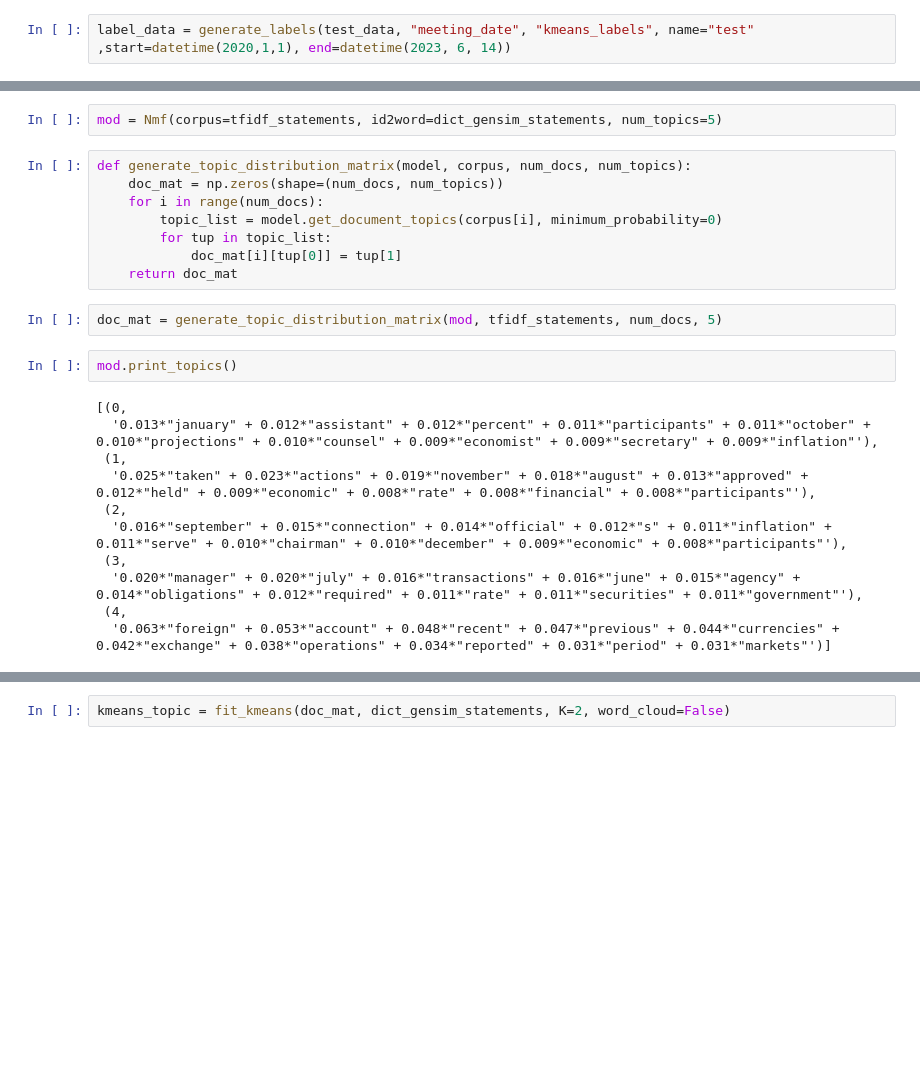
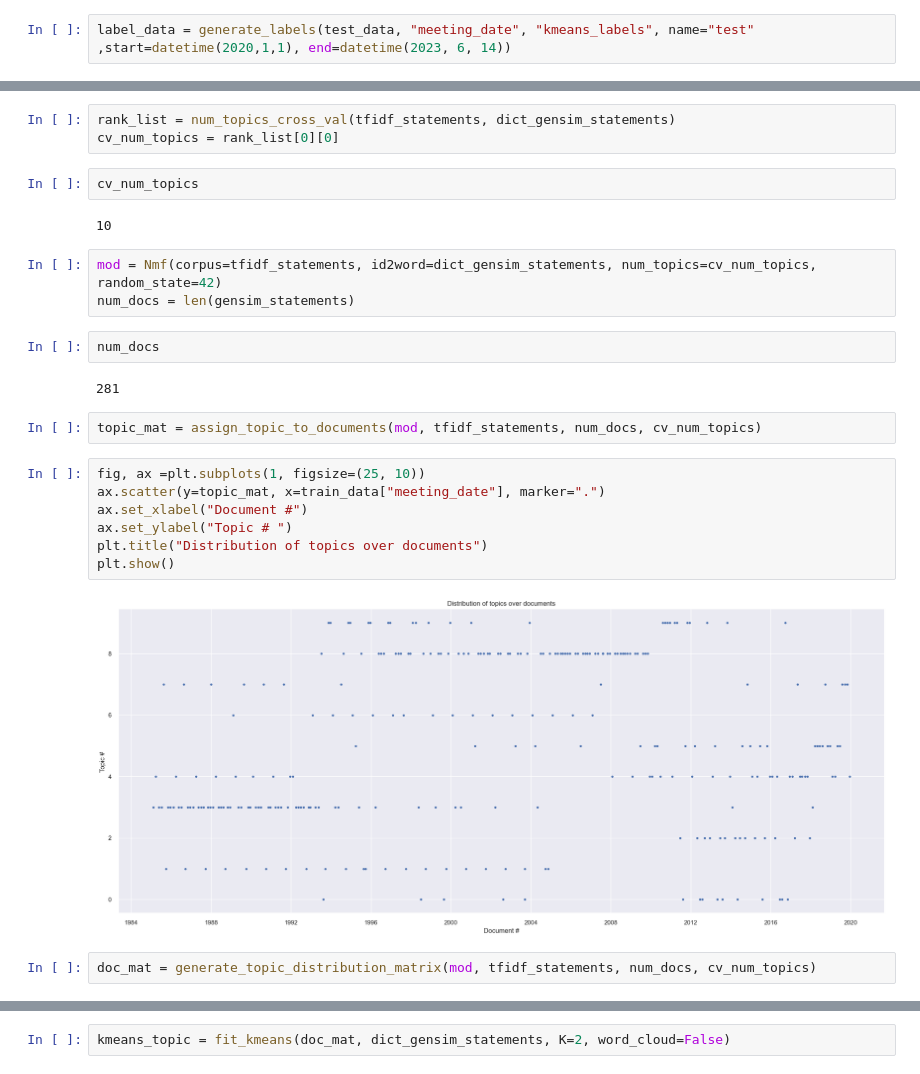
Before and after one commit to uday-31/regime-modeling-with-NLP, a Jupyter notebook: test_prajakta.ipynb, the cells around one changed output, grey strips where cells are left out. Saved outputs shown, nothing was run; the diff lists cells and outputs as text; blank space fills up the shorter version.

Commit message:
add topic modelling code

```diff
--- a/test_prajakta.ipynb
+++ b/test_prajakta.ipynb
@@ -274,25 +308,27 @@ label_data = generate_labels(test_data, "meeting_date", "kmeans_labels", name="t
+# %%
+rank_list = num_topics_cross_val(tfidf_statements, dict_gensim_statements)
+cv_num_topics = rank_list[0][0]
+# %%
+cv_num_topics
+# %% [output]
+10
 # %%
-mod = Nmf(corpus=tfidf_statements, id2word=dict_gensim_statements, num_topics=5)
+mod = Nmf(corpus=tfidf_statements, id2word=dict_gensim_statements, num_topics=cv_num_topics, random_state=42)
+num_docs = len(gensim_statements)
-# %%
-def generate_topic_distribution_matrix(model, corpus, num_docs, num_topics):
-    doc_mat = np.zeros(shape=(num_docs, num_topics))
-    for i in range(num_docs):
-        topic_list = model.get_document_topics(corpus[i], minimum_probability=0)
-        for tup in topic_list:
-            doc_mat[i][tup[0]] = tup[1]
-    return doc_mat
+# %%
+num_docs
+# %% [output]
+281
+# %%
+topic_mat = assign_topic_to_documents(mod, tfidf_statements, num_docs, cv_num_topics)
+# %%
+fig, ax =plt.subplots(1, figsize=(25, 10))
+ax.scatter(y=topic_mat, x=train_data["meeting_date"], marker=".")
+ax.set_xlabel("Document #")
+ax.set_ylabel("Topic # ")
+plt.title("Distribution of topics over documents")
+plt.show()
+# %% [output]
+[figure, added]
 # %%
-doc_mat = generate_topic_distribution_matrix(mod, tfidf_statements, num_docs, 5)
+doc_mat = generate_topic_distribution_matrix(mod, tfidf_statements, num_docs, cv_num_topics)
-# %%
-mod.print_topics()
-# %% [output]
-[(0,
-  '0.013*"january" + 0.012*"assistant" + 0.012*"percent" + 0.011*"participants" + 0.011*"october" + 0.010*"projections" + 0.010*"counsel" + 0.009*"economist" + 0.009*"secretary" + 0.009*"inflation"'),
- (1,
-  '0.025*"taken" + 0.023*"actions" + 0.019*"november" + 0.018*"august" + 0.013*"approved" + 0.012*"held" + 0.009*"economic" + 0.008*"rate" + 0.008*"financial" + 0.008*"participants"'),
- (2,
-  '0.016*"september" + 0.015*"connection" + 0.014*"official" + 0.012*"s" + 0.011*"inflation" + 0.011*"serve" + 0.010*"chairman" + 0.010*"december" + 0.009*"economic" + 0.008*"participants"'),
- (3,
-  '0.020*"manager" + 0.020*"july" + 0.016*"transactions" + 0.016*"june" + 0.015*"agency" + 0.014*"obligations" + 0.012*"required" + 0.011*"rate" + 0.011*"securities" + 0.011*"government"'),
- (4,
-  '0.063*"foreign" + 0.053*"account" + 0.048*"recent" + 0.047*"previous" + 0.044*"currencies" + 0.042*"exchange" + 0.038*"operations" + 0.034*"reported" + 0.031*"period" + 0.031*"markets"')]
```
Also changed, not shown: parts of 3 cells of this notebook.
